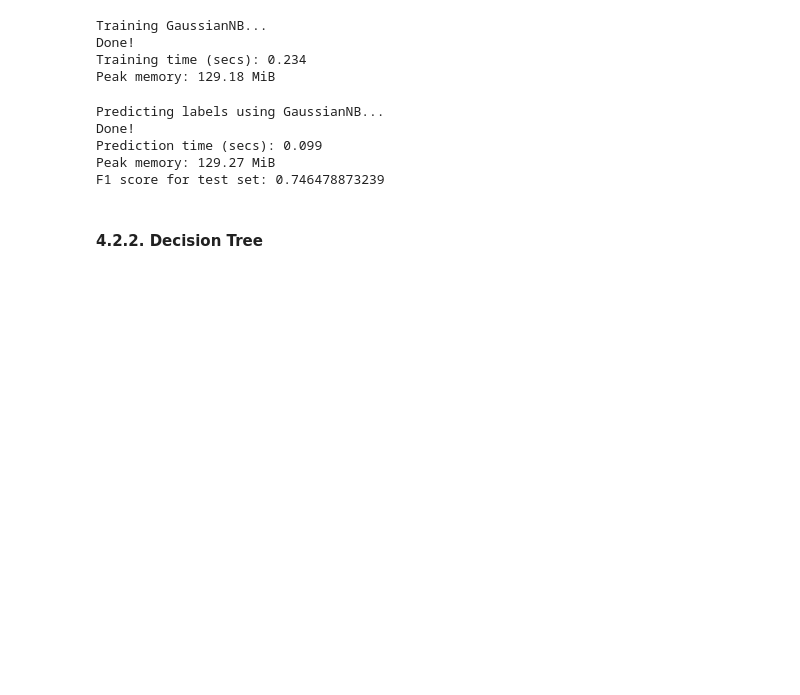
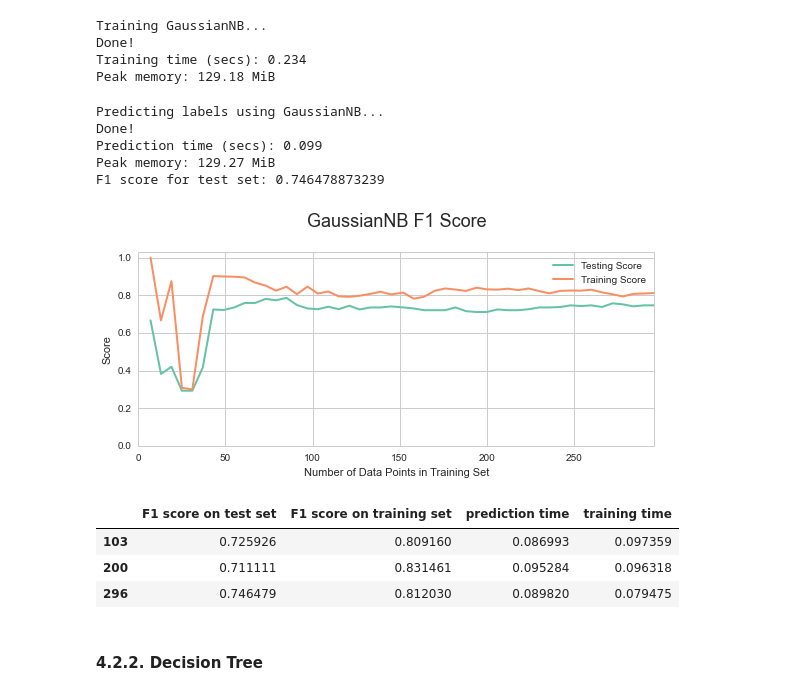
Before and after one commit to ucaiado/Student_Intervention, a Jupyter notebook: student_intervention.ipynb, the cells around one changed output. Drawn from its saved outputs; the diff is of its cells as text; code cells hidden in the pictures; blank space fills up the shorter version.

```diff
--- a/student_intervention.ipynb
+++ b/student_intervention.ipynb
@@ -560,3 +618,33 @@ Done!
 Prediction time (secs): 0.099
 Peak memory: 129.27 MiB
 F1 score for test set: 0.746478873239
+# %%
+#create a list pf classifiers to be tested
+l_clf = [GaussianNB(), DecisionTreeClassifier(random_state=0), AdaBoostClassifier(random_state=0)]
+
+d_rtn = {}
+# Fit model to training data
+for clf in l_clf:
+    s_key = clf.__class__.__name__
+    d_rtn[s_key] = makeArrToMakeCurves(clf, X_train, y_train, X_test, y_test)
+# %%
+# Train and predict using different training set sizes
+#plot the Memory peak curves for all classifiers tested
+import matplotlib.pylab as pl
+f, ax = pl.subplots(1, 1)
+l_clf = d_rtn.keys()
+d_aux = d_rtn[l_clf[0]]
+ax.plot(d_aux['sizes'], d_aux['arr_F1test'], lw = 2, label = 'Testing Score')
+ax.plot(d_aux['sizes'], d_aux['arr_F1train'], lw = 2, label = 'Training Score')
+ax.legend()
+ax.set_title("{} F1 Score\n".format(d_aux['name']), fontsize=18)
+ax.set_xlabel('Number of Data Points in Training Set')
+ax.set_ylabel("Score")
+ax.set_xlim([0, len(X_train)])
+ax.set_ylim([0., 1.03])
+
+# Visual aesthetics
+f.tight_layout()
+f.tight_layout()
+# %% [output]
+[figure, added]
@@ -563,3 +667,10 @@ F1 score for test set: 0.746478873239
+# %%
+makeTable(d_rtn, "GaussianNB")
+# %% [output]
+|  | F1 score on test set | F1 score on training set | prediction time | training time |
+| 103 | 0.725926 | 0.809160 | 0.086993 | 0.097359 |
+| 200 | 0.711111 | 0.831461 | 0.095284 | 0.096318 |
+| 296 | 0.746479 | 0.812030 | 0.089820 | 0.079475 |
 # %% [markdown]
 #### 4.2.2. Decision Tree
 # %%
```
Also changed, not shown: parts of 26 cells of this notebook.
